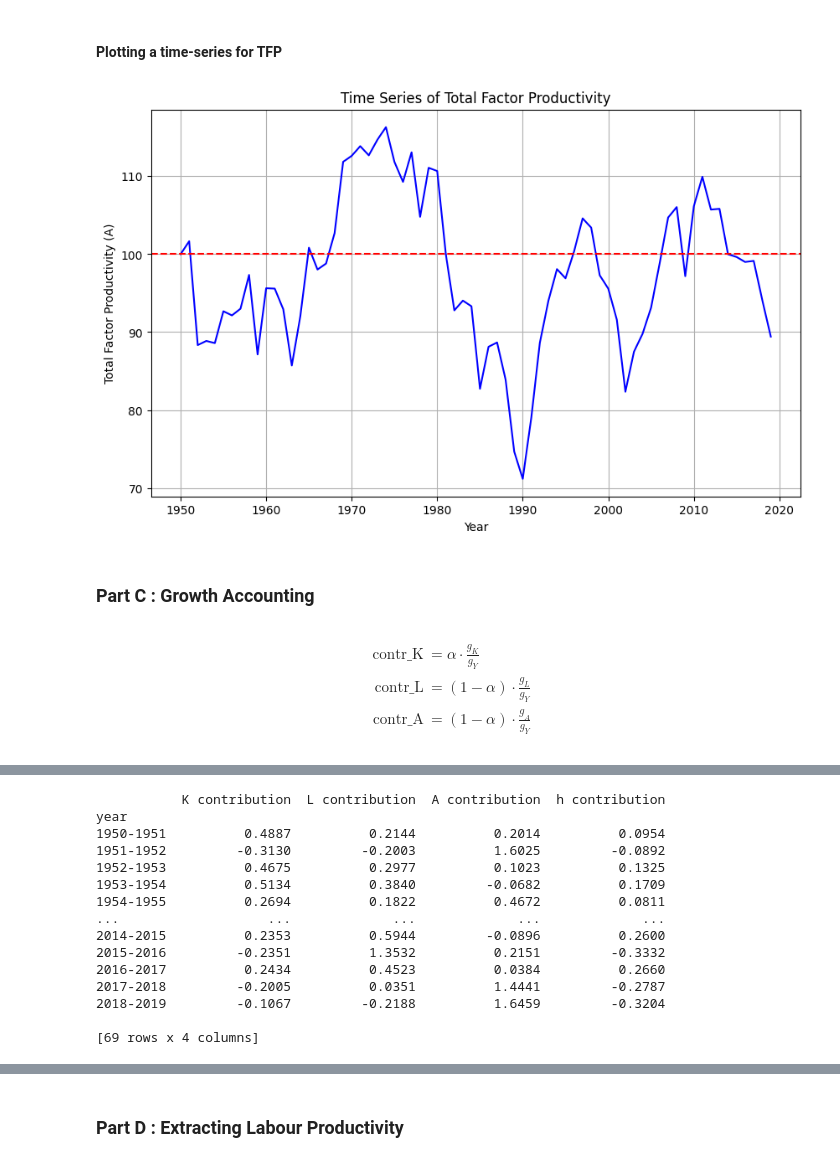
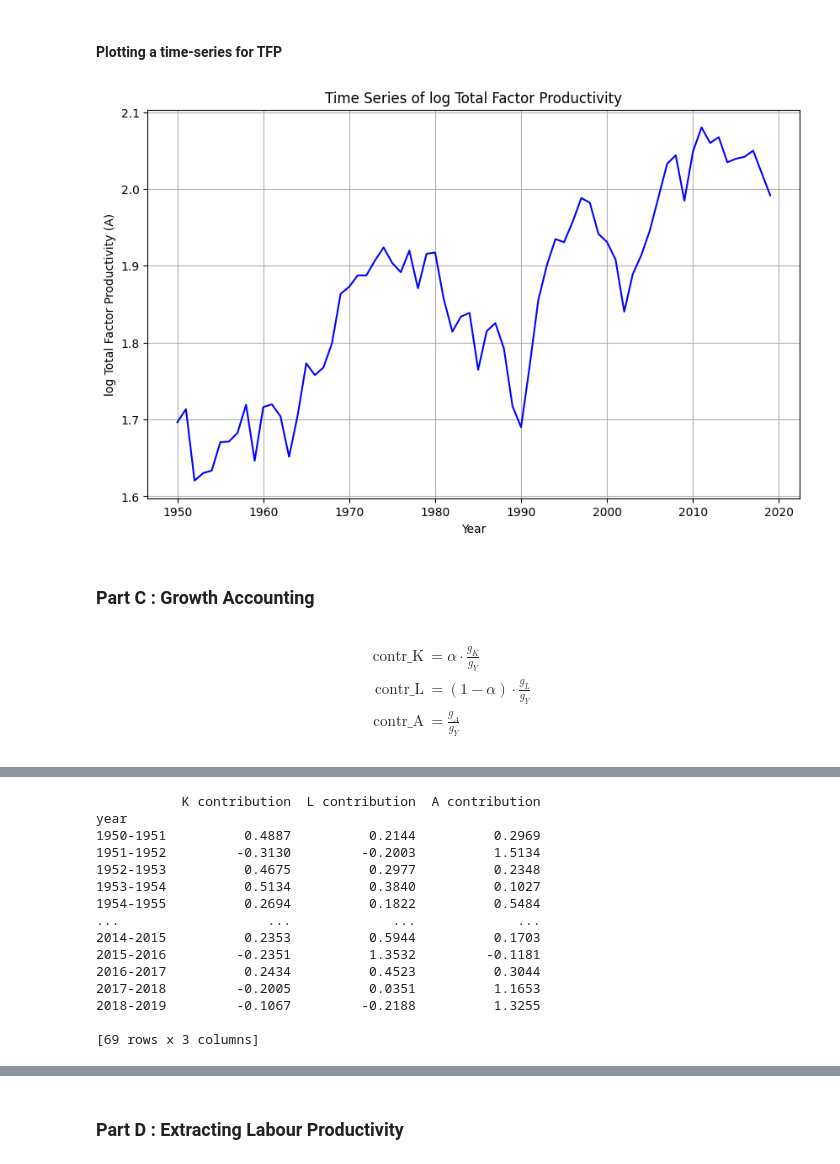
Before and after one commit to andreheeshaojun/EC2B1-Coursework, a Jupyter notebook: Section A/Section-A-Code.ipynb, the cells around one changed output, grey strips where cells are left out. Saved outputs shown, nothing was run; the diff lists cells and outputs as text; code cells hidden in the pictures.

Commit message:
rectified growth accounting for year-by-year and time-period based

```diff
--- a/Section A/Section-A-Code.ipynb
+++ b/Section A/Section-A-Code.ipynb
@@ -349,14 +352,17 @@ alpha = 0.3
 
 filtered_df.reset_index(drop=True).columns
 
-h = "Human capital index, based on years of schooling and returns to education; see Human capital in PWT9."
+# h = "Human capital index, based on years of schooling and returns to education; see Human capital in PWT9."
 Y = "Real GDP at constant 2017 national prices (in mil. 2017US$)"
 K = "Capital stock at constant 2017 national prices (in mil. 2017US$)"
 l = "Number of persons engaged (in millions)"
 avh = "Average annual hours worked by persons engaged"
 
-# Use apply function to calculate TFP for each row based on the values in the columns
-filtered_df['A (TFP)'] = filtered_df.apply(lambda row: (row[h] * row[l] * row[avh]) ** -1 * (row[Y] * (row[K] ** -alpha)) ** (1 / (1 - alpha)), axis=1)
+# Use apply function to calculate TFP for each row based on the values in the columns. We define labour as the product of the number of persons engaged and average annual hours worked.
+filtered_df['log A (Total Factor Productivity)'] = filtered_df.apply(
+    lambda row: row[Y] / (row[K] ** alpha * (row[l] * row[avh]) ** (1 - alpha)),
+    axis=1
+).apply(np.log)  # Take the natural logarithm of the TFP values
 
 filtered_df
 # %% [output]
@@ -377,21 +383,18 @@ filtered_df
 #### Plotting a time-series for TFP
 # %%
 # Express the TFP as a value relative to the first year where 1950 is 100
-filtered_df['A (TFP) Relative'] = 100 * filtered_df['A (TFP)'] / filtered_df.loc[filtered_df['Year'].dt.year == 1950, 'A (TFP)'].values[0]
+# filtered_df['A (TFP) Relative'] = 100 * filtered_df['A (TFP)'] / filtered_df.loc[filtered_df['Year'].dt.year == 1960, 'A (TFP)'].values[0]
 
 
 # Create a time-series graph plotting the TFP over time
 plt.figure(figsize=(10, 6))
-plt.plot(filtered_df['Year'], filtered_df['A (TFP) Relative'], color='blue', linestyle='-')
+plt.plot(filtered_df['Year'], filtered_df['log A (Total Factor Productivity)'], color='blue', linestyle='-')
 plt.xlabel('Year')
-plt.ylabel('Total Factor Productivity (A)')
-plt.title('Time Series of Total Factor Productivity')
+plt.ylabel('log Total Factor Productivity (A)')
+plt.title('Time Series of log Total Factor Productivity')
 plt.grid(True)
-# Add horizontal line at Y = 100
-plt.axhline(y=100, color='r', linestyle='--')
-plt.show()
 # %% [output]
-[figure, old version]
+[figure, new version]
 # %% [markdown]
 ### Part C : Growth Accounting
 # %%
@@ -410,7 +412,7 @@ $$
 \begin{aligned}
 \text{contr\_K} &= \alpha \cdot \frac{g_K}{g_Y} \\
 \text{contr\_L} &= (1 - \alpha) \cdot \frac{g_L}{g_Y} \\
-\text{contr\_A} &= (1 - \alpha) \cdot \frac{g_A}{g_Y}
+\text{contr\_A} &= \frac{g_A}{g_Y}
 \end{aligned}
 $$
 # %%
@@ -451,17 +452,16 @@ intvls = np.array([f"{y1}-{y2}" for y1, y2 in zip(year[:-1], year[1:])])
 
 # Fill in the dataframe
 df_contribs = pd.DataFrame(
-    data = np.hstack((intvls[:, None], contrib_dK[:, None], contrib_dL[:, None], contrib_dA[:, None], contrib_dh[:, None])),
-    columns = ['year', 'K contribution', 'L contribution', 'A contribution', 'h contribution']
+    data = np.hstack((intvls[:, None], contrib_dK[:, None], contrib_dL[:, None], contrib_dA[:, None])),
+    columns = ['year', 'K contribution', 'L contribution', 'A contribution']
 )
 
-# Specify the data types for specific columns (it would be more efficient to define dataypes already before creating dataframe)
+# Specify the data types for specific columns (it would be more efficient to define datatypes already before creating dataframe)
 df_contribs = df_contribs.astype({
     'year': 'object',
     'K contribution': 'float64',
     'L contribution': 'float64',
     'A contribution': 'float64',
-    'h contribution': 'float64'
 })
 
 # Set index
@@ -473,18 +473,18 @@ pd.set_option('display.float_format', '{:.4f}'.format)
 # Dispaly contribution table
 print(df_contribs)
 # %% [output]
-           K contribution  L contribution  A contribution  h contribution
+           K contribution  L contribution  A contribution
 year
-1950-1951          0.4887          0.2144          0.2014          0.0954
-1951-1952         -0.3130         -0.2003          1.6025         -0.0892
-1952-1953          0.4675          0.2977          0.1023          0.1325
-1953-1954          0.5134          0.3840         -0.0682          0.1709
-1954-1955          0.2694          0.1822          0.4672          0.0811
-...                   ...             ...             ...             ...
-2014-2015          0.2353          0.5944         -0.0896          0.2600
-2015-2016         -0.2351          1.3532          0.2151         -0.3332
-2016-2017          0.2434          0.4523          0.0384          0.2660
-2017-2018         -0.2005          0.0351          1.4441         -0.2787
-2018-2019         -0.1067         -0.2188          1.6459         -0.3204
+1950-1951          0.4887          0.2144          0.2969
+1951-1952         -0.3130         -0.2003          1.5134
+1952-1953          0.4675          0.2977          0.2348
+1953-1954          0.5134          0.3840          0.1027
+1954-1955          0.2694          0.1822          0.5484
+...                   ...             ...             ...
+2014-2015          0.2353          0.5944          0.1703
+2015-2016         -0.2351          1.3532         -0.1181
+2016-2017          0.2434          0.4523          0.3044
+2017-2018         -0.2005          0.0351          1.1653
+2018-2019         -0.1067         -0.2188          1.3255
 
-[69 rows x 4 columns]
+[69 rows x 3 columns]
```
Also changed, not shown: parts of 17 cells of this notebook, 1 other file.
